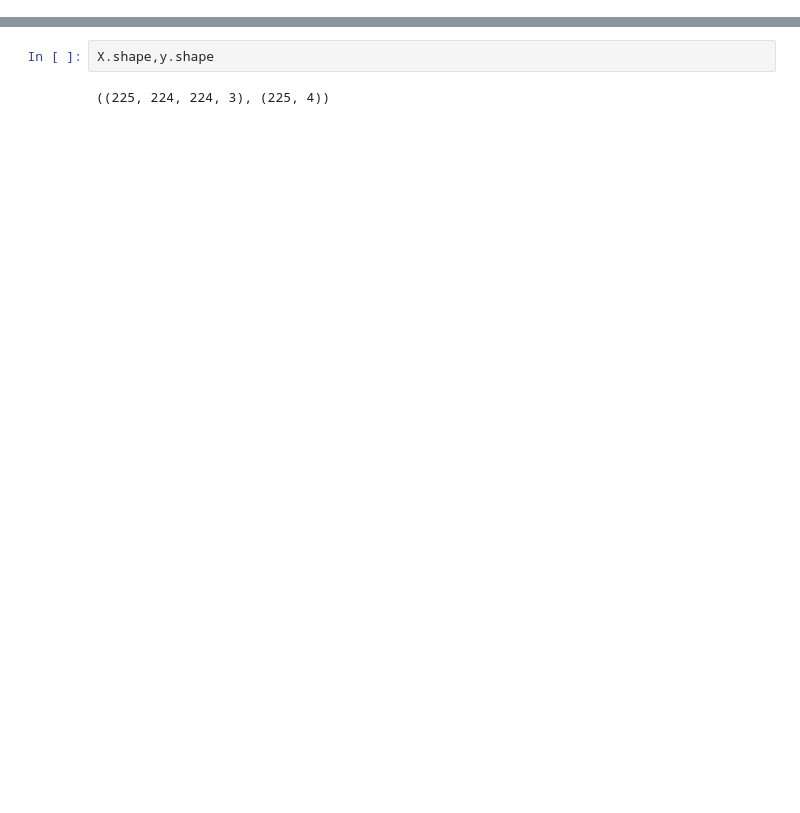
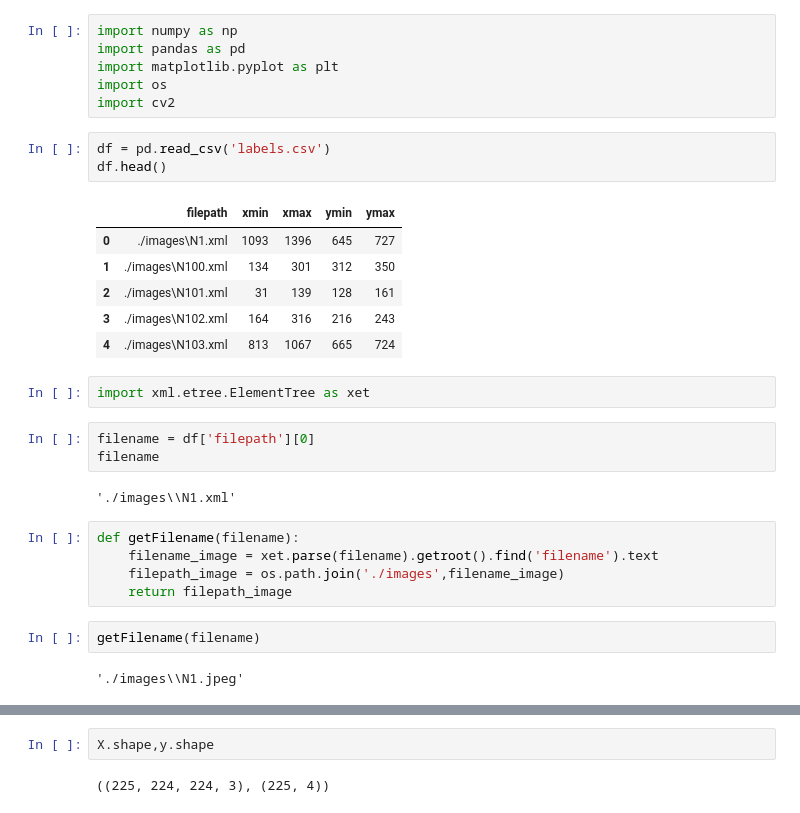
Before and after one commit to Sena-Kilinc/OCR-Plate-Detection, a Jupyter notebook: Object_Detection.ipynb, the cells around one changed output, grey strips where cells are left out. Drawn from its saved outputs; the diff is of its cells as text; blank space fills up the shorter version.

```diff
--- a/Object_Detection.ipynb
+++ b/Object_Detection.ipynb
@@ -0,0 +1,32 @@
+# %%
+import numpy as np
+import pandas as pd
+import matplotlib.pyplot as plt
+import os
+import cv2
+# %%
+df = pd.read_csv('labels.csv')
+df.head()
+# %% [output]
+|  | filepath | xmin | xmax | ymin | ymax |
+| 0 | ./images\N1.xml | 1093 | 1396 | 645 | 727 |
+| 1 | ./images\N100.xml | 134 | 301 | 312 | 350 |
+| 2 | ./images\N101.xml | 31 | 139 | 128 | 161 |
+| 3 | ./images\N102.xml | 164 | 316 | 216 | 243 |
+| 4 | ./images\N103.xml | 813 | 1067 | 665 | 724 |
+# %%
+import xml.etree.ElementTree as xet
+# %%
+filename = df['filepath'][0]
+filename
+# %% [output]
+'./images\\N1.xml'
+# %%
+def getFilename(filename):
+    filename_image = xet.parse(filename).getroot().find('filename').text
+    filepath_image = os.path.join('./images',filename_image)
+    return filepath_image
+# %%
+getFilename(filename)
+# %% [output]
+'./images\\N1.jpeg'
```
Also changed, not shown: parts of 52 cells of this notebook.
